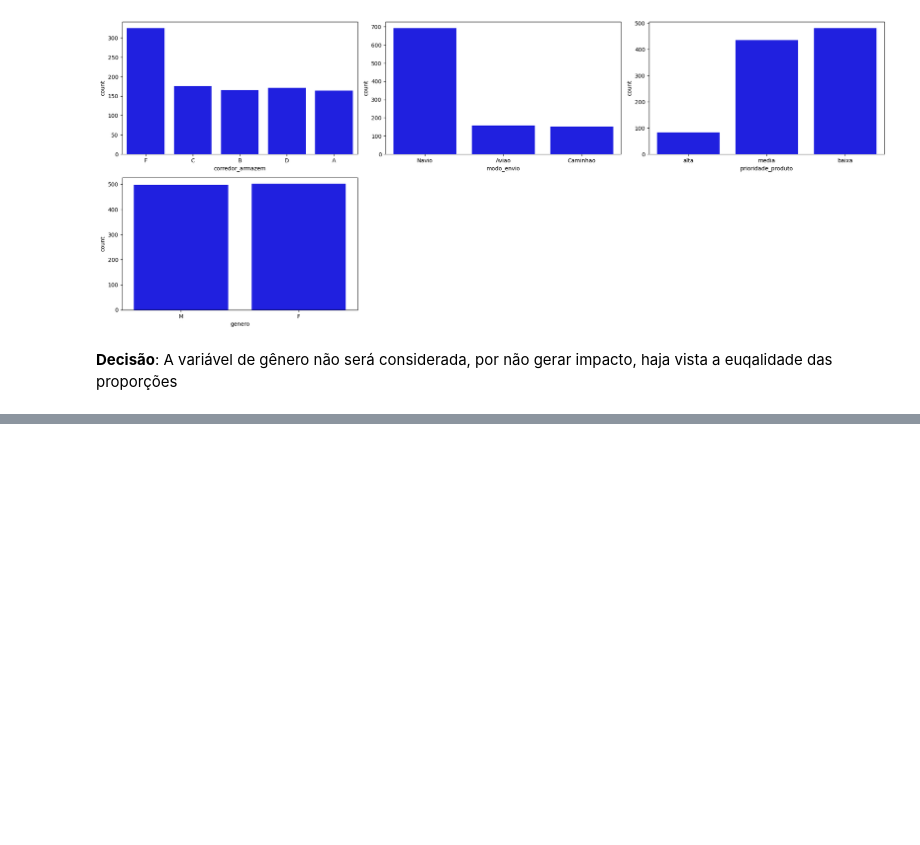
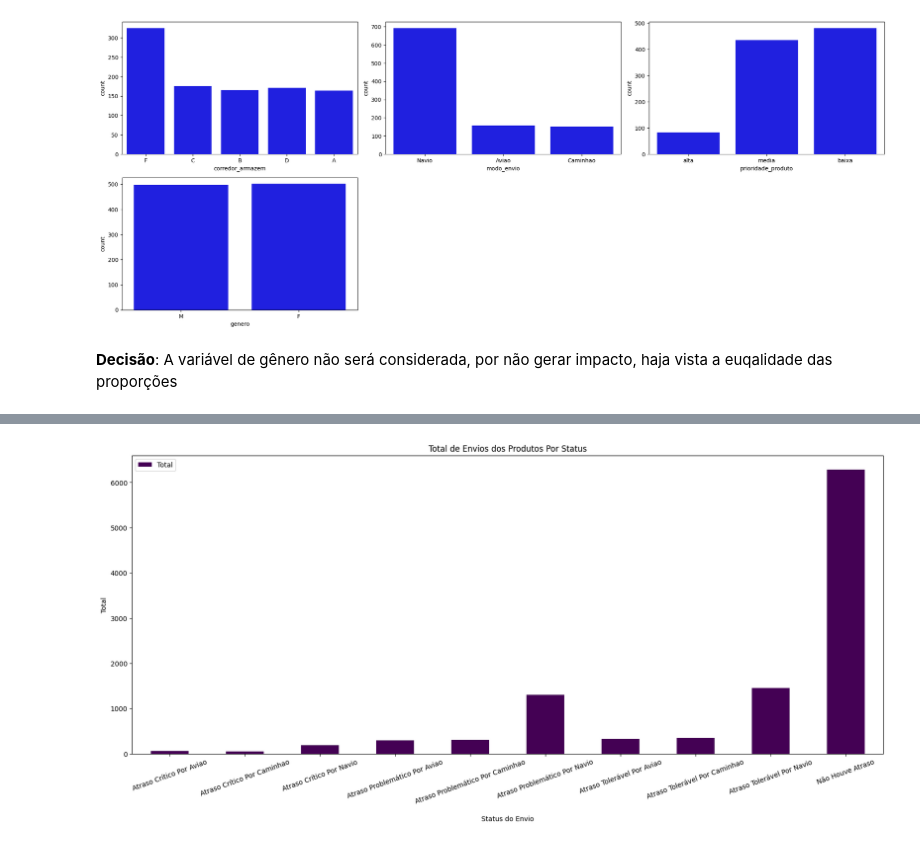
Before and after one commit to alyssonmontovanelli/formacao_dataScience_DSA, a Jupyter notebook: 01_bigData_RealTime_Python_Spark/cap05_Engenharia_de_Atributos/01_Estudo_de_Caso_04.ipynb, the cells around one changed output, grey strips where cells are left out. Cells and saved outputs as stored; diff of their text form; code cells hidden in the pictures; blank space fills up the shorter version.

```diff
--- a/01_bigData_RealTime_Python_Spark/cap05_Engenharia_de_Atributos/01_Estudo_de_Caso_04.ipynb
+++ b/01_bigData_RealTime_Python_Spark/cap05_Engenharia_de_Atributos/01_Estudo_de_Caso_04.ipynb
@@ -300,0 +586,6 @@ for i in range(0, len(cats)):
+# %%
+# Renomear novamente as colunas
+df_report2.columns = ['Status Envio',
+                   'Total Atraso',
+                   'Total no Prazo']
+df_report2
@@ -300,0 +604,6 @@ for i in range(0, len(cats)):
+# %%
+# replace de valores NaN por 0
+df_report2['Total Atraso'] = df_report2['Total Atraso'].replace(np.nan, 0)
+df_report2['Total no Prazo'] = df_report2['Total no Prazo'].replace(np.nan, 0)
+
+df_report2
@@ -300,0 +622,4 @@ for i in range(0, len(cats)):
+# %%
+df_report2["Total"] = df_report2['Total Atraso'] + df_report2['Total no Prazo']
+# %%
+df_report2.drop(df_report2.columns[[1,2]], axis = 1, inplace = True)
@@ -300,0 +640,12 @@ for i in range(0, len(cats)):
+# %%
+# PLotagem - Passando Status do Envio como index
+df_report2.set_index("Status Envio").plot(kind = "bar",
+                                            title = 'Total de Envios dos Produtos Por Status',
+                                            ylabel = 'Total',
+                                            xlabel = '\nStatus do Envio',
+                                            colormap = 'viridis',
+                                            figsize = (20,8))
+plt.xticks(rotation = 20)
+plt.show()
+# %% [output]
+[figure, added]
```
Also changed, not shown: parts of 43 cells of this notebook, 2 other files.
